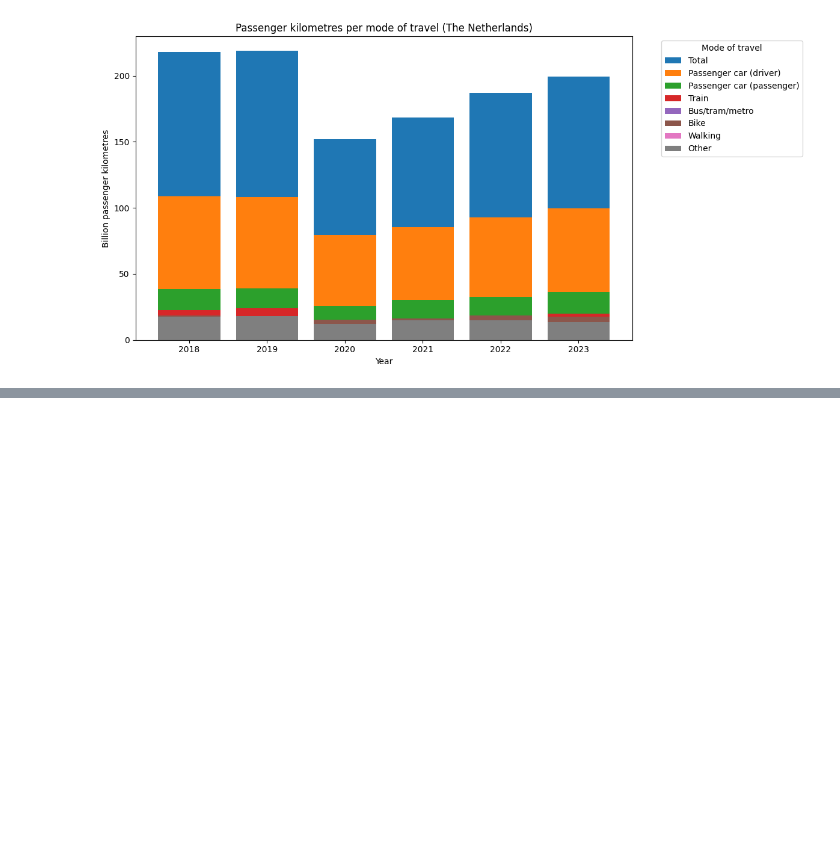
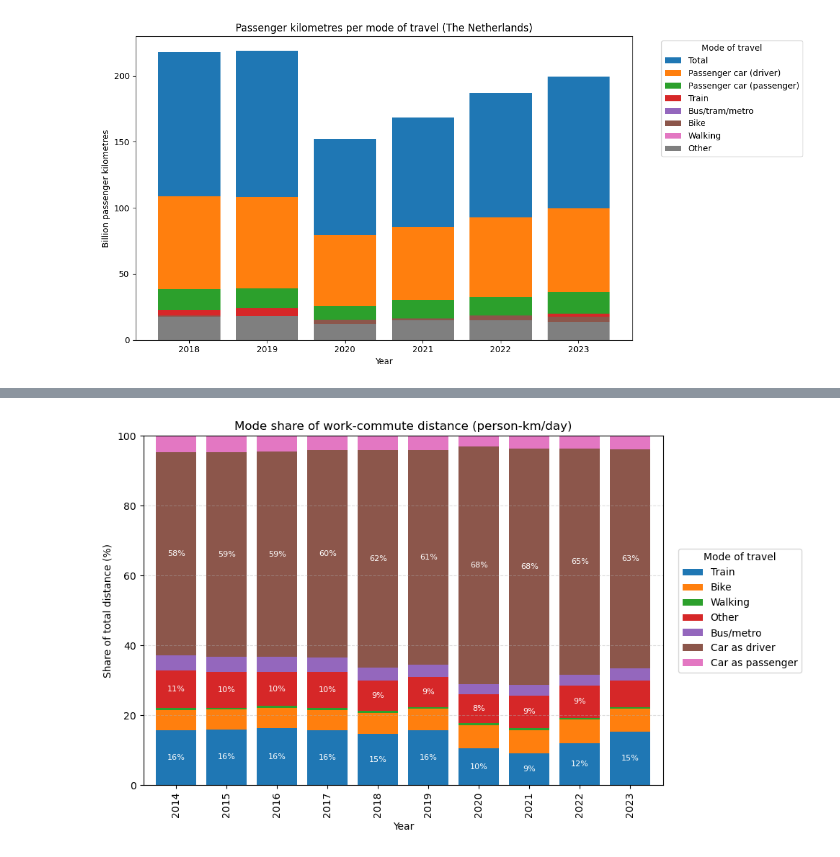
Before and after one commit to lotterus2003/groep24, a Jupyter notebook: Subquestion 1/Subquestion 1.ipynb, the cells around one changed output, grey strips where cells are left out. Cells and saved outputs as stored; diff of their text form; code cells hidden in the pictures; blank space fills up the shorter version.

```diff
--- a/Subquestion 1/Subquestion 1.ipynb
+++ b/Subquestion 1/Subquestion 1.ipynb
@@ -251,0 +406,40 @@ plt.show()
+# %%
+# 100% stacked bar: share per transport mode (work commute)
+# Using 'pivot' from the previous cell (rows = years, columns = modes, values = km/person/day)
+
+# Convert absolute values to yearly shares (percentages)
+totals = pivot.sum(axis=1)
+share = pivot.div(totals, axis=0) * 100  # convert to percentage of total per year
+
+# Plot 100% stacked bars
+ax = share.plot(kind="bar", stacked=True, figsize=(10, 6), width=0.8)
+
+# Titles, labels, and style
+ax.set_title("Mode share of work-commute distance (person-km/day)")
+ax.set_xlabel("Year")
+ax.set_ylabel("Share of total distance (%)")
+ax.set_ylim(0, 100)
+ax.grid(True, axis="y", linestyle="--", alpha=0.4)
+
+# Place legend outside the plot, aligned to the right
+ax.legend(
+    title="Mode of travel",
+    bbox_to_anchor=(1.02, 0.5),  # position: slightly outside the right edge
+    loc="center left",           # align legend box to the left of the anchor
+    ncol=1,                      # single column
+    frameon=True
+)
+
+# Add percentage labels on segments larger than 8%
+for p in ax.patches:
+    h = p.get_height()
+    if h >= 8:  # only label segments that are visually large enough
+        x = p.get_x() + p.get_width() / 2
+        y = p.get_y() + h / 2
+        ax.text(x, y, f"{h:.0f}%", ha="center", va="center", fontsize=8, color="white")
+
+# Adjust layout to fit legend and axis labels nicely
+plt.tight_layout()
+plt.show()
+# %% [output]
+[figure, added]
```
Also changed, not shown: parts of 3 cells of this notebook.
